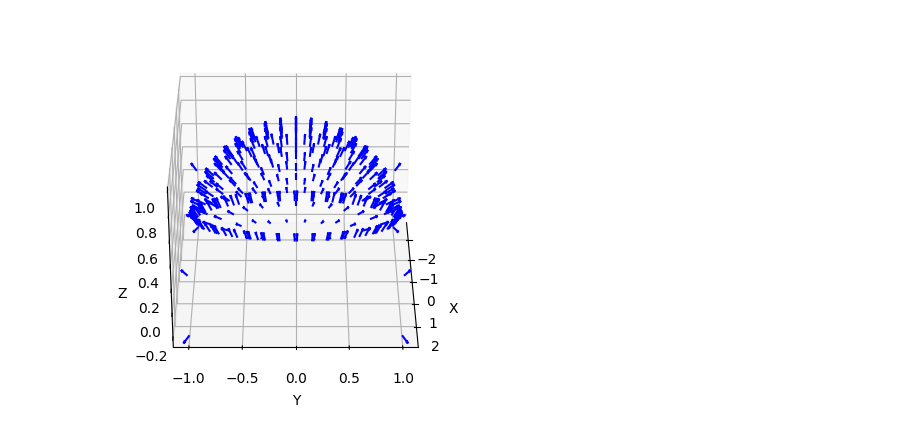
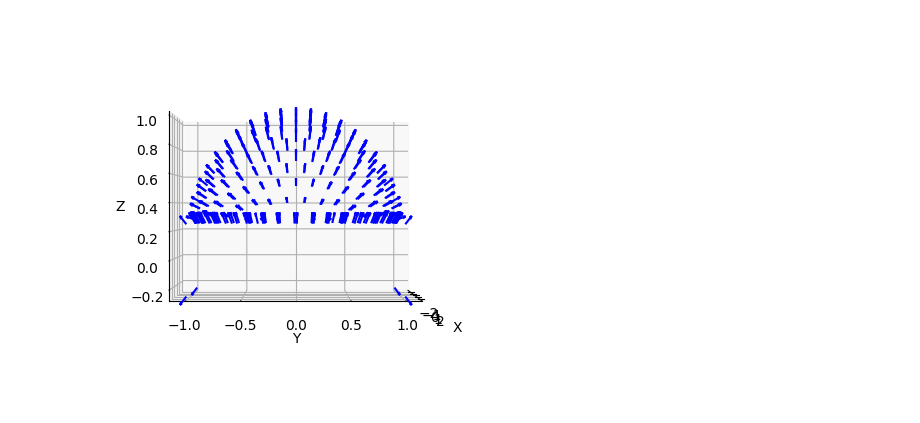
Before and after one commit to vinca0224/3D, a Jupyter notebook: normalVector.ipynb, the cells around one changed output. Saved outputs shown, nothing was run; the diff lists cells and outputs as text; code cells hidden in the pictures.

```diff
--- a/normalVector.ipynb
+++ b/normalVector.ipynb
@@ -12,30 +12,27 @@ points = samples[0]
 # %%
 import matplotlib.pyplot as plt
 
 # 각 정점(vertex)의 법선 벡터 구하기
 vertex_normals = model.vertex_normals
 
 fig = plt.figure()
 ax = fig.add_subplot(111, projection='3d')
-
-# 각 정점의 좌표 가져오기
-vertices = model.vertices
 
 # 법선 벡터 시각화
 for i in range(len(vertices)):
     vertex = vertices[i]
     vertex_normal = vertex_normals[i]
 
     ax.quiver(vertex[0], vertex[1], vertex[2],
               vertex_normal[0], vertex_normal[1], vertex_normal[2],
               length=0.1, color='b')  # 정점 법선은 파란색으로 표시
 
 # 축 설정
 ax.set_xlabel('X')
 ax.set_ylabel('Y')
 ax.set_zlabel('Z')
-ax.view_init(elev=30, azim=0)
+ax.view_init(elev=0, azim=0)
 
 plt.show()
 # %% [output]
-[figure, old version]
+[figure, new version]
```
Also changed, not shown: parts of 2 cells of this notebook, 1 other file.
